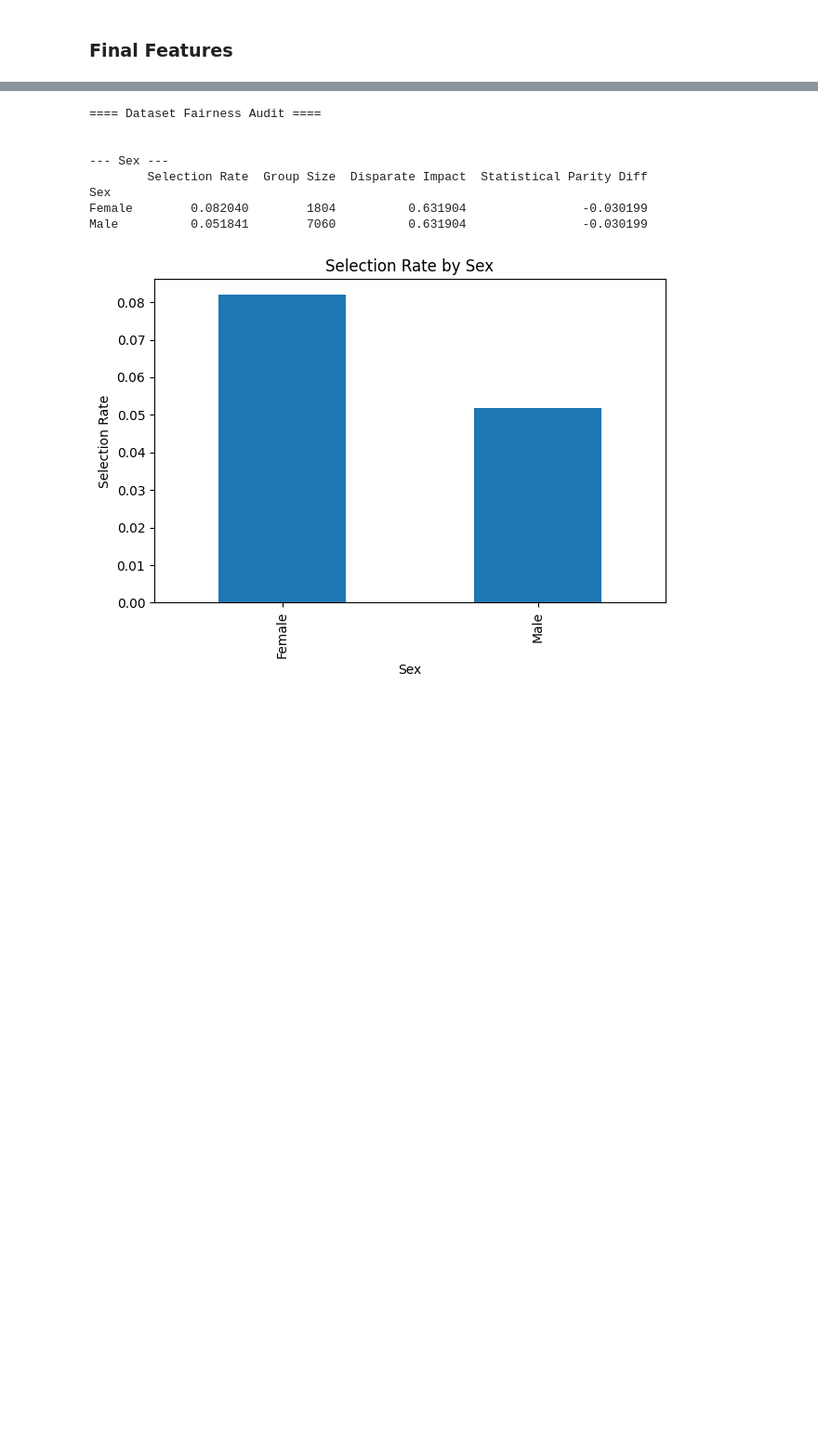
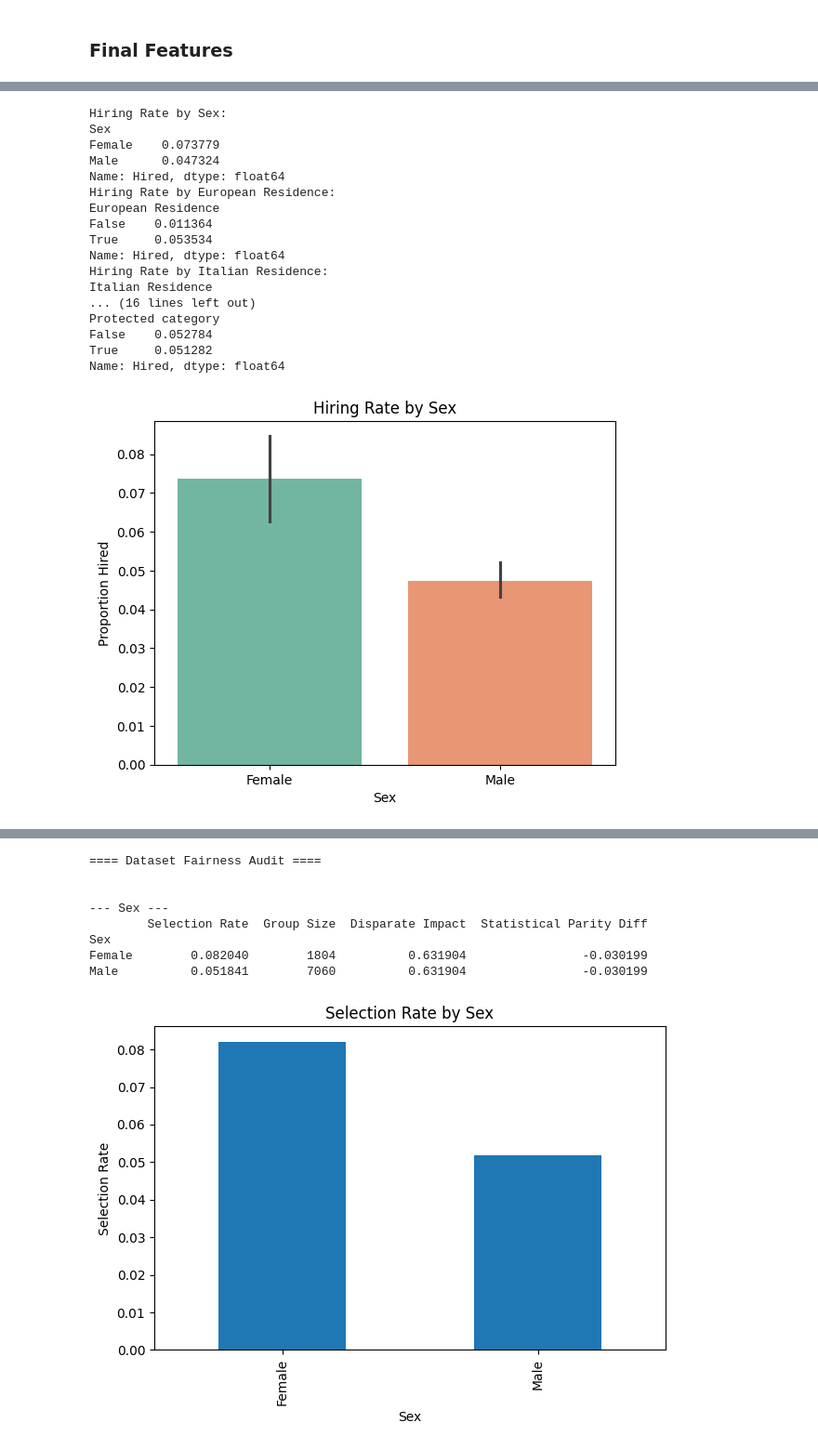
Before and after one commit to lyudmilstamenov/ethics_in_ai_unibo, a Jupyter notebook: src/model.ipynb, the cells around one changed output, grey strips where cells are left out. Shown at 93% size. Saved outputs shown, nothing was run; the diff lists cells and outputs as text; code cells hidden in the pictures; blank space fills up the shorter version.

```diff
--- a/src/model.ipynb
+++ b/src/model.ipynb
@@ -1230,0 +1142,70 @@ final_training_df
+# %%
+print("Hiring Rate by Sex:")
+distribution_by_sex = dataset.groupby('Sex')['Hired'].mean()
+print(distribution_by_sex)
+
+print("Hiring Rate by European Residence:")
+distribution_by_eu_residence = dataset.groupby('European Residence')['Hired'].mean()
+print(distribution_by_eu_residence)
+
+print("Hiring Rate by Italian Residence:")
+distribution_by_it_residence = dataset.groupby('Italian Residence')['Hired'].mean()
+print(distribution_by_it_residence)
+
+print("\nHiring Rate by Age Range:")
+distribution_by_age = dataset.groupby('Age Range')['Hired'].mean()
+print(distribution_by_age)
+
+print("\nHiring Rate by Protected Category:")
+distribution_by_category = dataset.groupby('Protected category')['Hired'].mean()
+print(distribution_by_category)
+
+sns.barplot(x='Sex', y='Hired', data=dataset, estimator=np.mean, palette='Set2')
+plt.title("Hiring Rate by Sex")
+plt.ylim(0, 1.2 * max(distribution_by_sex))
+plt.ylabel("Proportion Hired")
+plt.show()
+
+sns.barplot(x='European Residence', y='Hired', data=dataset, estimator=np.mean, palette='Set2')
+plt.title("Hiring Rate by European Residence")
+plt.ylim(0, 1.2 * max(distribution_by_eu_residence))
+plt.ylabel("Proportion Hired")
+plt.show()
+
+sns.barplot(x='Italian Residence', y='Hired', data=dataset, estimator=np.mean, palette='Set2')
+plt.title("Hiring Rate by Italian Residence")
+plt.ylim(0, 1.2 * max(distribution_by_it_residence))
+plt.ylabel("Proportion Hired")
+plt.show()
+
+sns.barplot(x='Age Range', y='Hired', data=dataset, estimator=np.mean, palette='Set3')
+plt.title("Hiring Rate by Age Range")
+plt.ylim(0, 1.3 * max(distribution_by_age))
+plt.xticks(rotation=45)
+plt.ylabel("Proportion Hired")
+plt.show()
+
+sns.barplot(x='Protected category', y='Hired', data=dataset, estimator=np.mean, palette='Set1')
+plt.title("Hiring Rate by Protected Category")
+plt.ylim(0, 1.2 * max(distribution_by_category))
+plt.ylabel("Proportion Hired")
+plt.show()
+# %% [output]
+Hiring Rate by Sex:
+Sex
+Female    0.073779
+Male      0.047324
+Name: Hired, dtype: float64
+Hiring Rate by European Residence:
+European Residence
+False    0.011364
+True     0.053534
+Name: Hired, dtype: float64
+Hiring Rate by Italian Residence:
+Italian Residence
+... (16 lines left out)
+Protected category
+False    0.052784
+True     0.051282
+Name: Hired, dtype: float64
+[figure, added]
```
Also changed, not shown: parts of 97 cells of this notebook, 2 other files.
